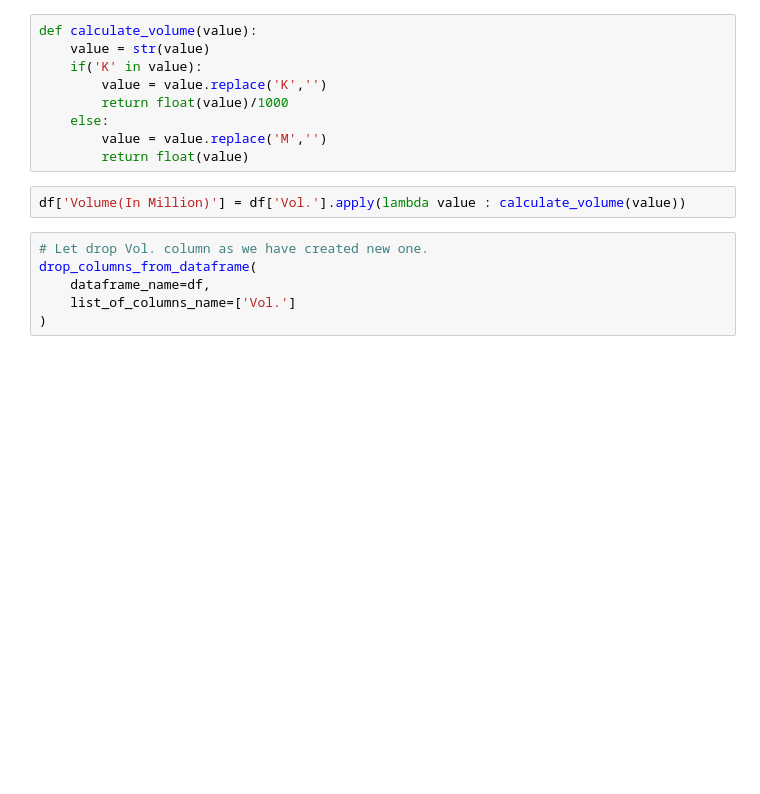
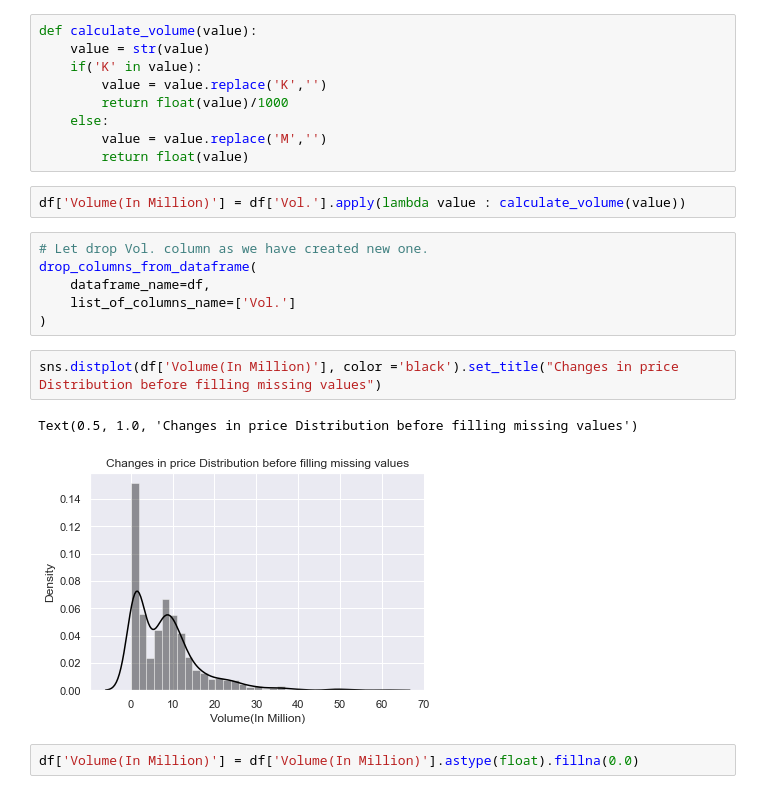
Before and after one commit to darshakpranpariya/MARKETPIRATE, a Jupyter notebook: Assignment 1.ipynb, the cells around one changed output. Saved outputs shown, nothing was run; the diff lists cells and outputs as text; blank space fills up the shorter version.

```diff
--- a/Assignment 1.ipynb
+++ b/Assignment 1.ipynb
@@ -604,3 +586,10 @@ drop_columns_from_dataframe(
     dataframe_name=df,
     list_of_columns_name=['Vol.']
 )
+# %%
+sns.distplot(df['Volume(In Million)'], color ='black').set_title("Changes in price Distribution before filling missing values")
+# %% [output]
+Text(0.5, 1.0, 'Changes in price Distribution before filling missing values')
+[figure, added]
+# %%
+df['Volume(In Million)'] = df['Volume(In Million)'].astype(float).fillna(0.0)
```
Also changed, not shown: parts of 27 cells of this notebook.
